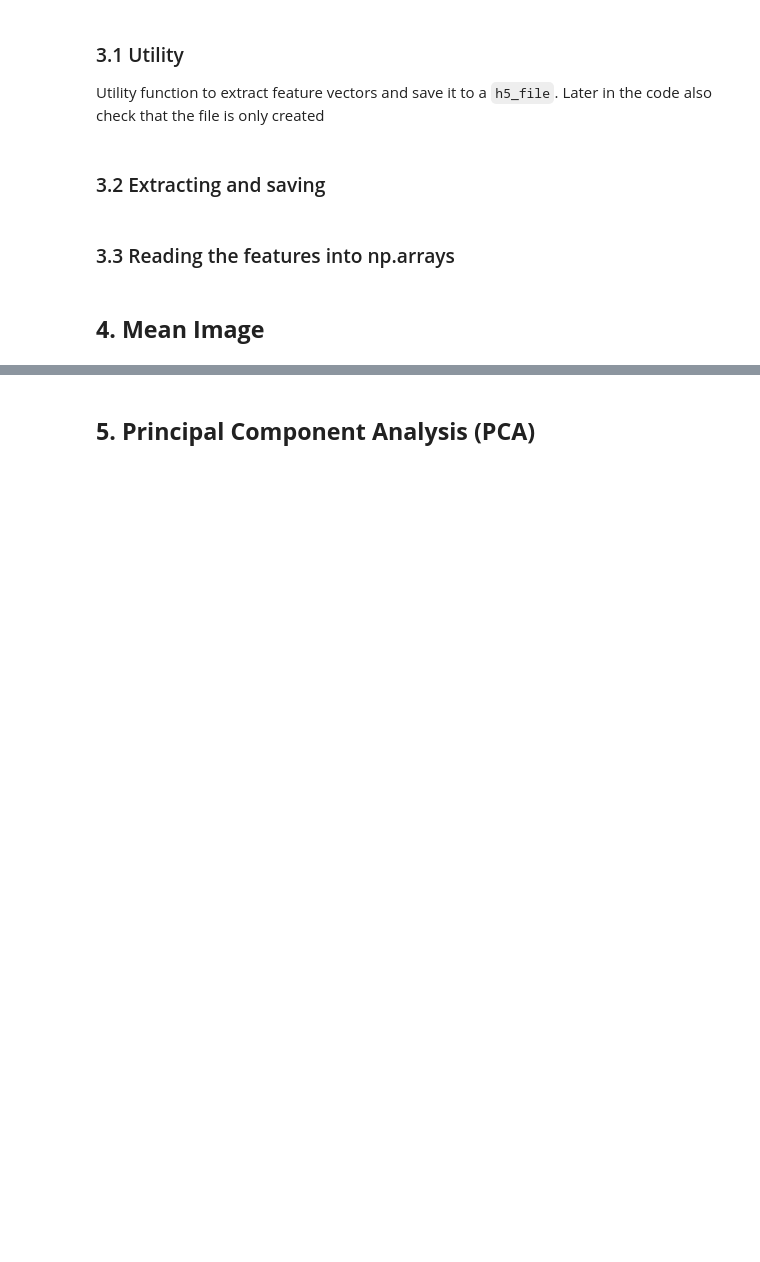
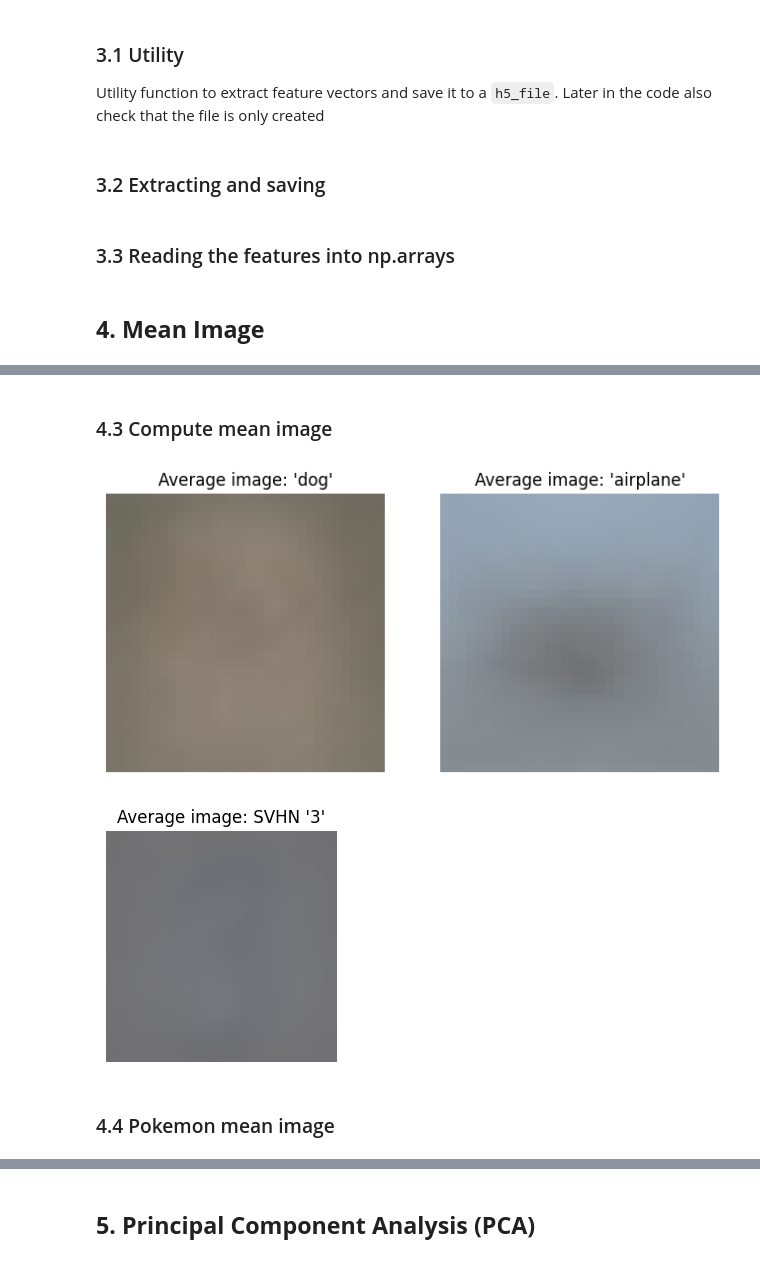
Before and after one commit to xMyrine/Obstacle-detection, a Jupyter notebook: notes/m3_feature_vectors_representation.ipynb, the cells around one changed output, grey strips where cells are left out. Saved outputs shown, nothing was run; the diff lists cells and outputs as text; code cells hidden in the pictures; blank space fills up the shorter version.

```diff
--- a/notes/m3_feature_vectors_representation.ipynb
+++ b/notes/m3_feature_vectors_representation.ipynb
@@ -254,0 +351,37 @@ with h5py.File('features/pokemon.h5', 'r') as f:
+# %% [markdown]
+### 4.3 Compute mean image
+# %%
+orig_cifar10 = torchvision.datasets.CIFAR10(root='./data', train=False, download=False, transform=None)
+orig_svhn = torchvision.datasets.SVHN(root='./data', split='test', download=False, transform=None)
+# %%
+cifar10_class_names = orig_cifar10.classes
+
+dog_class_id = 5
+airplane_class_id = 0
+
+mean_dog_image = get_mean_image(orig_cifar10, dog_class_id)
+mean_airplane_image = get_mean_image(orig_cifar10, airplane_class_id)
+fig, axes = plt.subplots(1, 2, figsize=(8, 4))
+
+axes[0].imshow(mean_dog_image)
+axes[0].set_title(f"Average image: '{cifar10_class_names[dog_class_id]}'")
+axes[0].axis('off')
+
+axes[1].imshow(mean_airplane_image)
+axes[1].set_title(f"Average image: '{cifar10_class_names[airplane_class_id]}'")
+axes[1].axis('off')
+
+plt.show()
+
+mean_svhn_3 = get_mean_image(orig_svhn, 3)
+
+plt.figure(figsize=(3,3))
+plt.imshow(mean_svhn_3)
+plt.title("Average image: SVHN '3'")
+plt.axis('off')
+plt.show()
+# %% [output]
+[figure, added]
+[figure, added]
+# %% [markdown]
+### 4.4 Pokemon mean image
```
Also changed, not shown: parts of 7 cells of this notebook.
